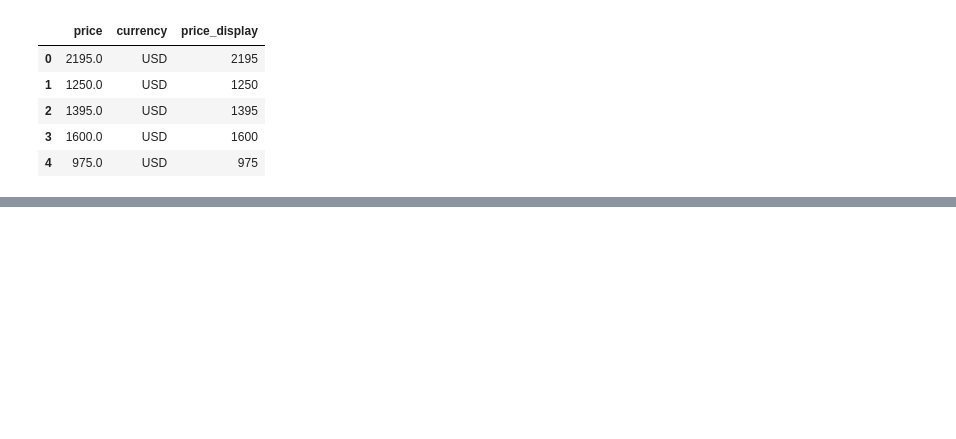
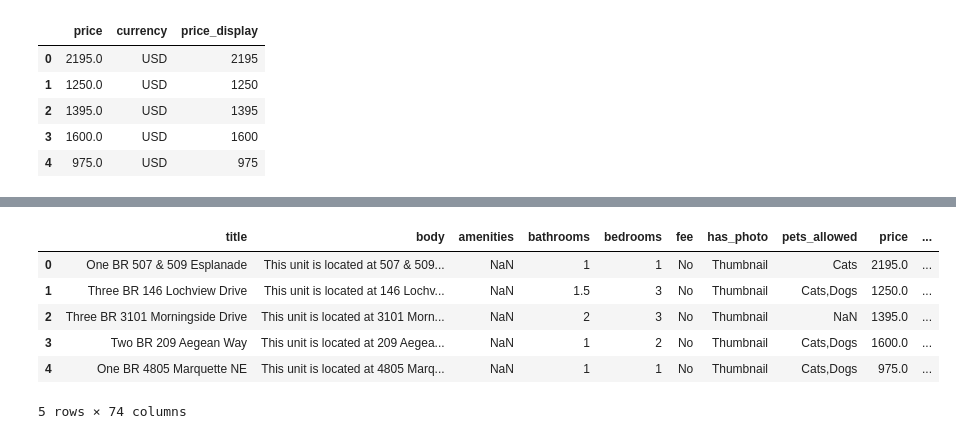
Before and after one commit to Potter-M/ml_projects, a Jupyter notebook: data_cleaning.ipynb, the cells around one changed output, grey strips where cells are left out. Cells and saved outputs as stored; diff of their text form; code cells hidden in the pictures; blank space fills up the shorter version.

Commit message:
Created additional features, finalized cleaning data.

```diff
--- a/data_cleaning.ipynb
+++ b/data_cleaning.ipynb
@@ -272,0 +354,26 @@ memory usage: 12.9+ MB
+# %%
+# List of features to add. Not exaustive, manually selected after visual inspection
+# of the data.
+
+amenities_list = [
+    'pool',
+    'dishwasher',
+    'gym',
+    'parking',
+    'fireplace',
+    'patio/deck',
+    'storage'
+]
+
+for a in amenities_list:
+    df_add_state[a] = 0
+
+df_add_state.head()
+# %% [output]
+|  | title | body | amenities | bathrooms | bedrooms | fee | has_photo | pets_allowed | price | ... |
+| 0 | One BR 507 & 509 Esplanade | This unit is located at 507 & 509... | NaN | 1 | 1 | No | Thumbnail | Cats | 2195.0 | ... |
+| 1 | Three BR 146 Lochview Drive | This unit is located at 146 Lochv... | NaN | 1.5 | 3 | No | Thumbnail | Cats,Dogs | 1250.0 | ... |
+| 2 | Three BR 3101 Morningside Drive | This unit is located at 3101 Morn... | NaN | 2 | 3 | No | Thumbnail | NaN | 1395.0 | ... |
+| 3 | Two BR 209 Aegean Way | This unit is located at 209 Aegea... | NaN | 1 | 2 | No | Thumbnail | Cats,Dogs | 1600.0 | ... |
+| 4 | One BR 4805 Marquette NE | This unit is located at 4805 Marq... | NaN | 1 | 1 | No | Thumbnail | Cats,Dogs | 975.0 | ... |
+5 rows × 74 columns
```
Also changed, not shown: parts of 17 cells of this notebook.
